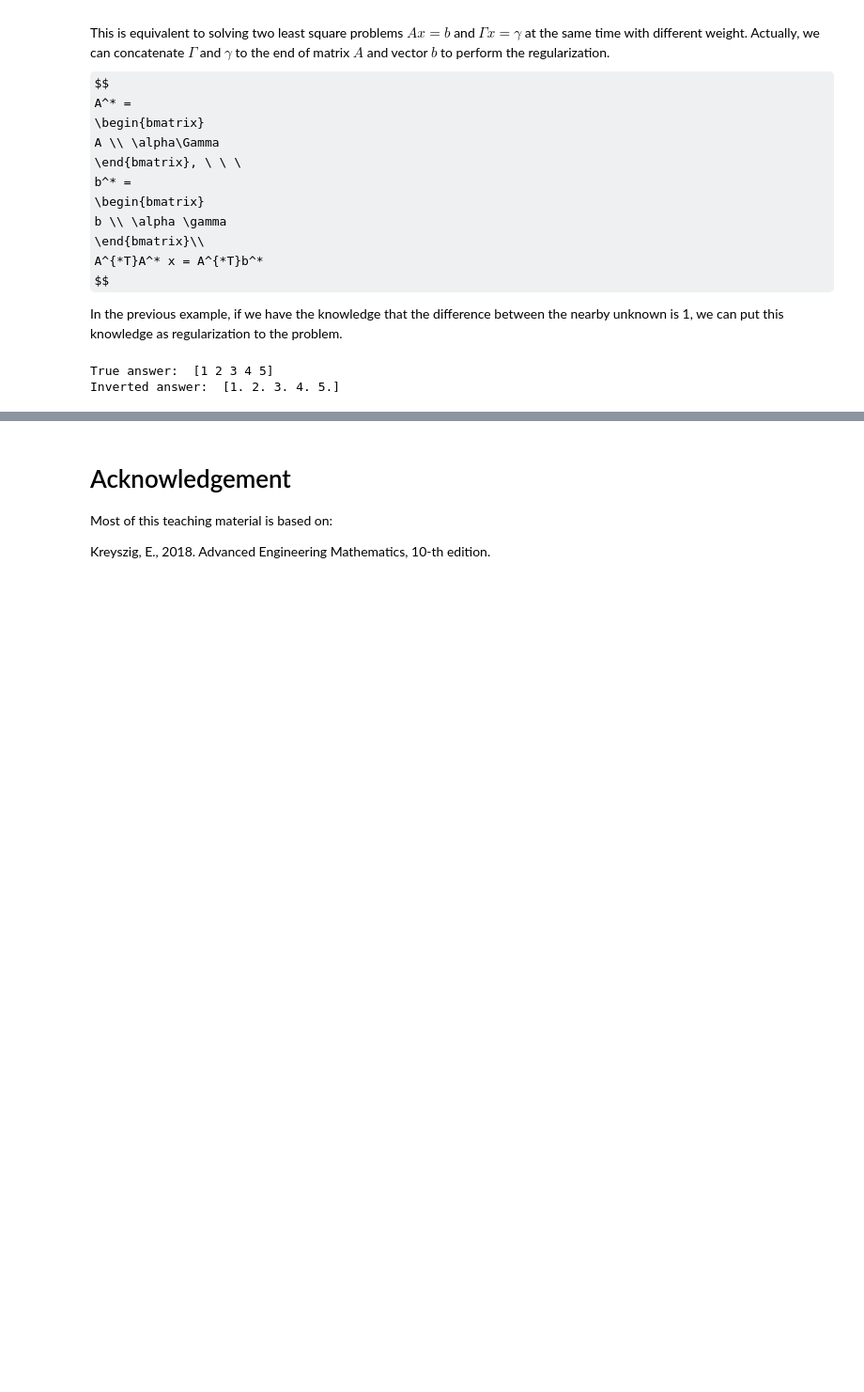
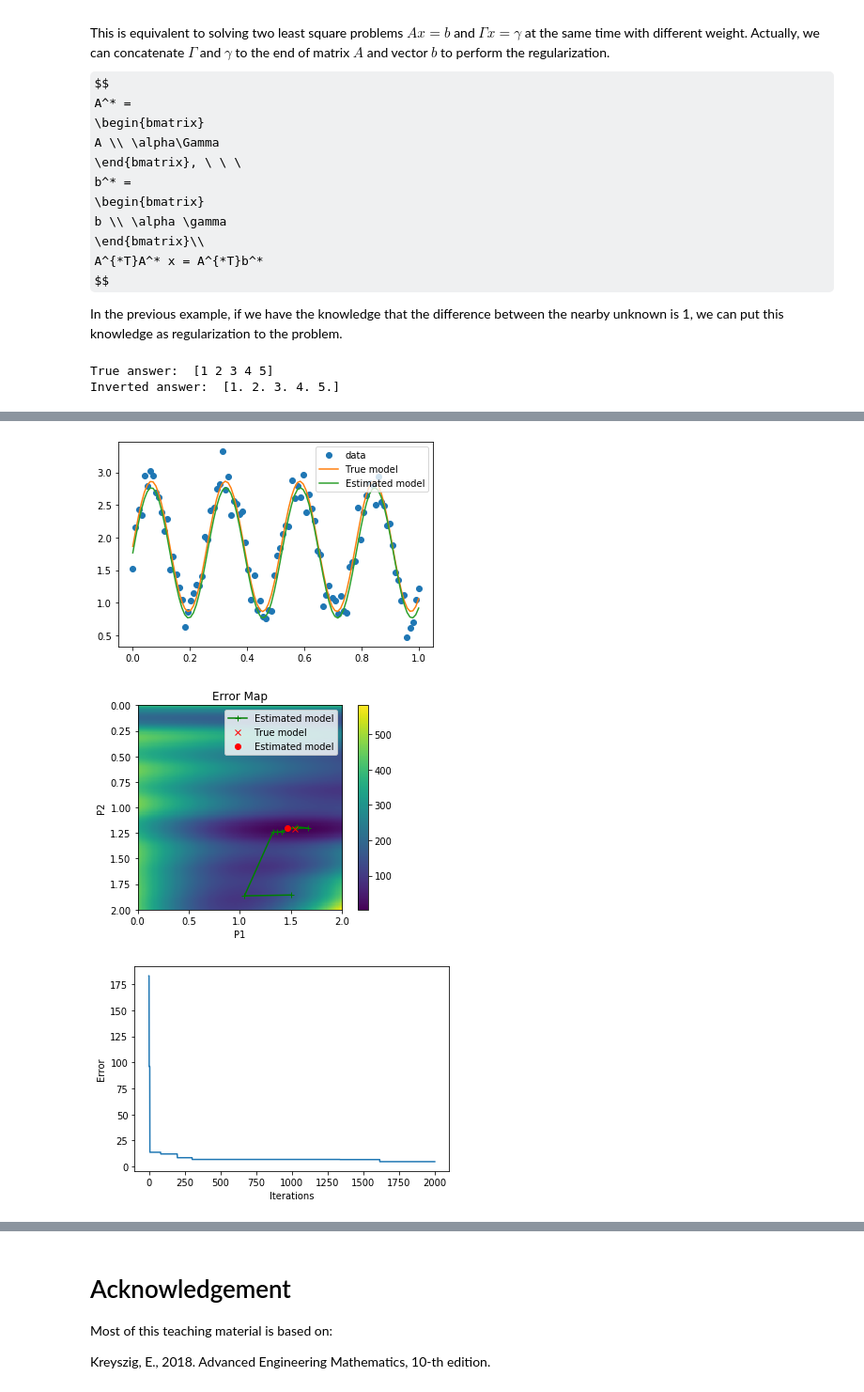
Before and after one commit to jshragge/GPGN535, a Jupyter notebook: 10_Regression.ipynb, the cells around one changed output, grey strips where cells are left out. Shown at 94% size. Cells and saved outputs as stored; diff of their text form; code cells hidden in the pictures; some formulas as TeX source; blank space fills up the shorter version.

```diff
--- a/10_Regression.ipynb
+++ b/10_Regression.ipynb
@@ -539,0 +617,49 @@ Inverted answer:  [1. 2. 3. 4. 5.]
+# %%
+# Monte Carlo search, data and penalty function are generated from previous example
+test_N = 2000
+err_hist = np.zeros(test_N)
+current_err = np.Inf
+para_hist = []
+for i in range(test_N):
+    p1 = np.random.uniform(p1_min,p1_max)
+    p2 = np.random.uniform(p2_min,p2_max)
+    err = err_fun([p1,p2],x,data)
+    if err < current_err:
+        current_err = err
+        current_para = [p1,p2]
+        para_hist.append(current_para)
+    err_hist[i] = current_err
+
+est_p1,est_p2 = current_para
+para_hist = np.array(para_hist)
+# making plots
+def make_plots():
+    plt.figure()
+    plt.plot(x,data,'o',label='data')
+    plt.plot(x,fun([true_p1,true_p2],x),label='True model')
+    plt.plot(x,fun([est_p1,est_p2],x),label='Estimated model')
+    plt.legend()
+
+    plt.figure()
+    plt.imshow(err_map,extent=[p2_array[0],p2_array[-1],p1_array[-1],p1_array[0]])
+    plt.plot(para_hist[:,1],para_hist[:,0],'-+g',label='Estimated model')
+    plt.plot(true_p2,true_p1,'rx',label='True model')
+    plt.plot(est_p2,est_p1,'ro',label='Estimated model')
+    plt.legend()
+    plt.colorbar()
+    plt.title('Error Map')
+    plt.xlabel('P1')
+    plt.ylabel('P2')
+    plt.show()
+
+    plt.figure()
+    plt.plot(err_hist)
+    plt.xlabel('Iterations')
+    plt.ylabel('Error')
+    plt.show()
+
+make_plots()
+# %% [output]
+[figure, added]
+[figure, added]
+[figure, added]
```
Also changed, not shown: parts of 19 cells of this notebook, 2 other files.
